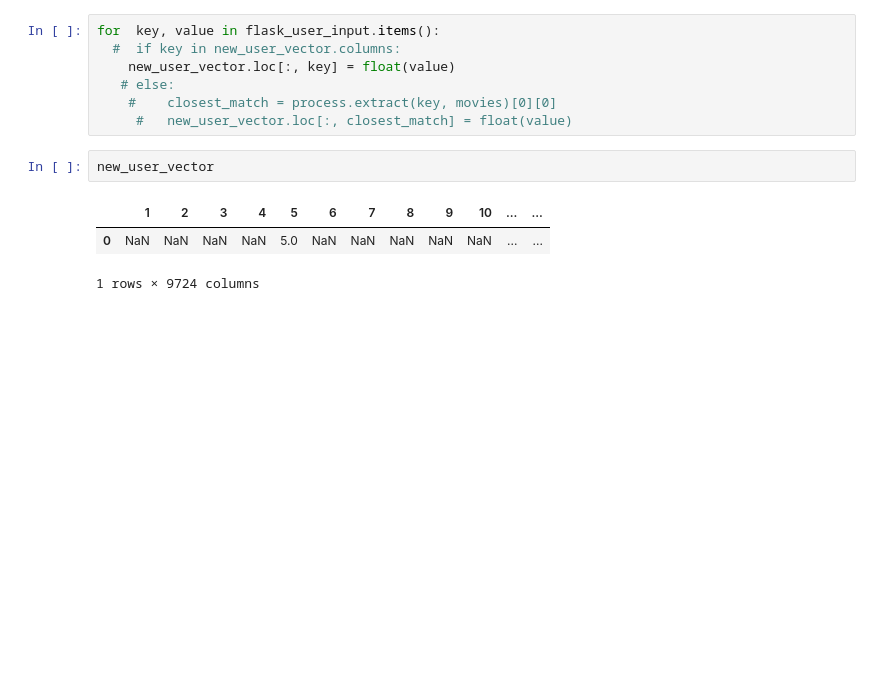
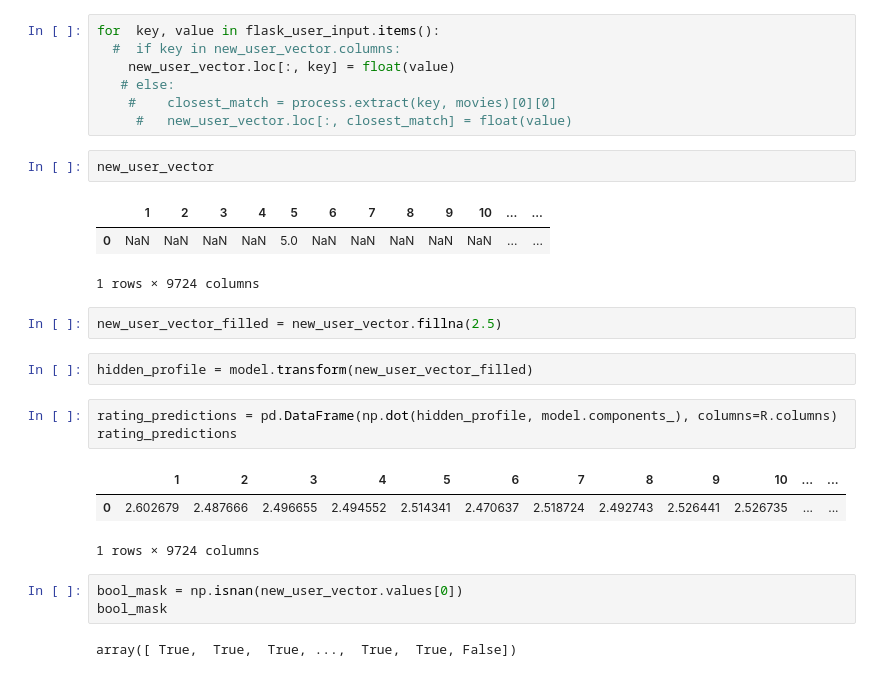
Before and after one commit to ccuevasd/movie_recommender, a Jupyter notebook: nmf/nmf.ipynb, the cells around one changed output. Drawn from its saved outputs; the diff is of its cells as text; blank space fills up the shorter version.

```diff
--- a/nmf/nmf.ipynb
+++ b/nmf/nmf.ipynb
@@ -120,3 +120,19 @@ new_user_vector
 |  | 1 | 2 | 3 | 4 | 5 | 6 | 7 | 8 | 9 | 10 | ... | ... |
 | 0 | NaN | NaN | NaN | NaN | 5.0 | NaN | NaN | NaN | NaN | NaN | ... | ... |
 1 rows × 9724 columns
+# %%
+new_user_vector_filled = new_user_vector.fillna(2.5)
+# %%
+hidden_profile = model.transform(new_user_vector_filled)
+# %%
+rating_predictions = pd.DataFrame(np.dot(hidden_profile, model.components_), columns=R.columns)
+rating_predictions
+# %% [output]
+|  | 1 | 2 | 3 | 4 | 5 | 6 | 7 | 8 | 9 | 10 | ... | ... |
+| 0 | 2.602679 | 2.487666 | 2.496655 | 2.494552 | 2.514341 | 2.470637 | 2.518724 | 2.492743 | 2.526441 | 2.526735 | ... | ... |
+1 rows × 9724 columns
+# %%
+bool_mask = np.isnan(new_user_vector.values[0])
+bool_mask
+# %% [output]
+array([ True,  True,  True, ...,  True,  True, False])
```
Also changed, not shown: parts of 3 cells of this notebook.
